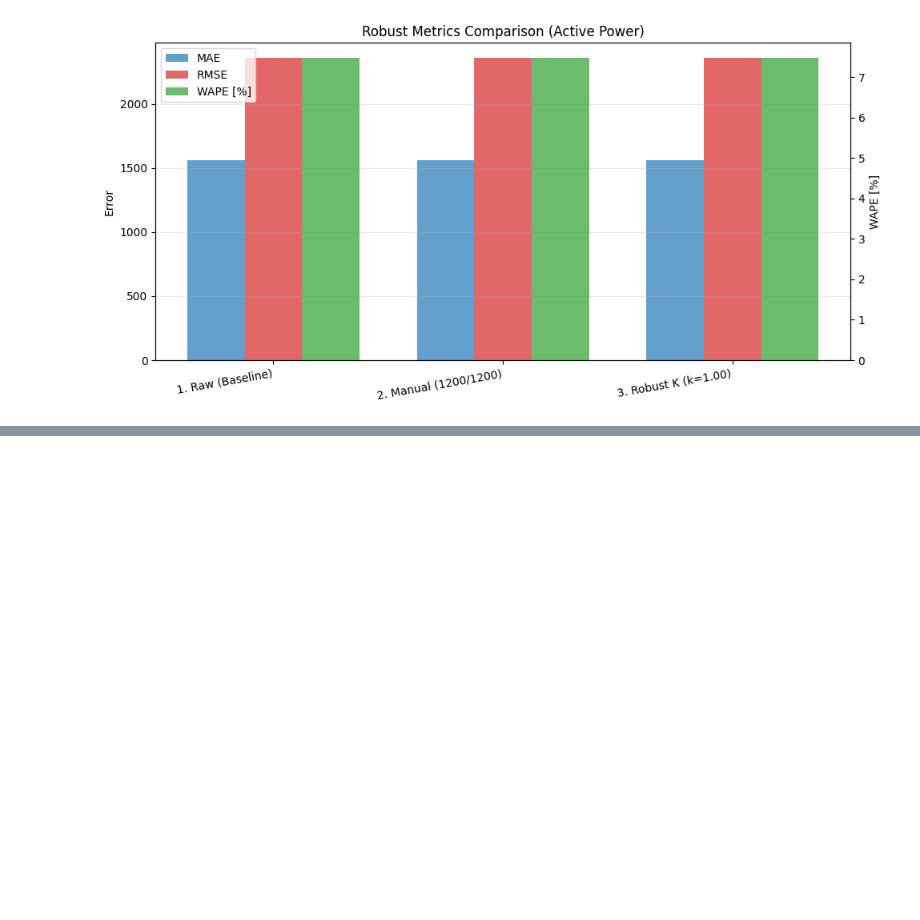
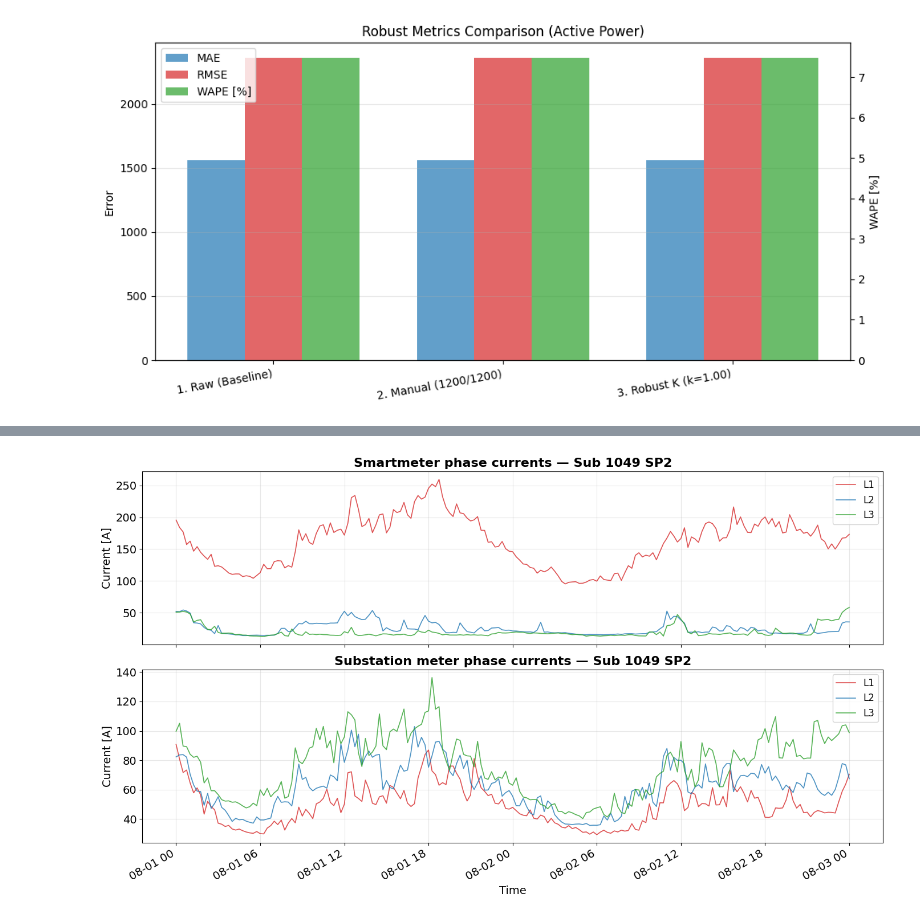
Before and after one commit to MindisBlank/Jasonaq_thesis, a Jupyter notebook: notebooks/smartmeter_vs_janitza.ipynb, the cells around one changed output, grey strips where cells are left out. Saved outputs shown, nothing was run; the diff lists cells and outputs as text; code cells hidden in the pictures; blank space fills up the shorter version.

```diff
--- a/notebooks/smartmeter_vs_janitza.ipynb
+++ b/notebooks/smartmeter_vs_janitza.ipynb
@@ -1163,7 +1167,7 @@ Fitting Robust K-Factor for Sub 1398...
 Using similar methods as in the current
 # %%
 CONFIG = {
-    "sub_id": 1457,
+    "sub_id": 1364,
     "trafo_id": "sp1",
     "start_date": "2025-08-01",
     "end_date": "2025-09-01",
@@ -1173,7 +1177,7 @@ CONFIG = {
     "min_points": 200,
     "target_tau": 0.20,
 
-    "ct_real": 1200,
+    "ct_real": 2250,
     "ct_wrong": 1200,
     "jn_measurements": ["Pa_avg", "Pb_avg", "Pc_avg"],
 }
@@ -1306,0 +1438,84 @@ plot_analysis_active_power(df_sub, k_fitted, CONFIG, df_metrics)
+# %%
+def plot_three_phase_comparison(df_merged, sub_id, trafo_id, start_date=None, end_date=None,sm_labels=None, jn_labels=None):
+    """
+    Two subplots:
+      Top:    Smartmeter phase currents (L1, L2, L3)
+      Bottom: Janitza phase currents (Ia, Ib, Ic)
+    """
+    if sm_labels is None:
+        sm_labels = {"L1": "L1", "L2": "L2", "L3": "L3"}
+    if jn_labels is None:
+        jn_labels = {"L1": "L1", "L2": "L2", "L3": "L3"}
+
+    mask = (
+        (df_merged["substation_id"] == sub_id)
+        & (df_merged["transformer"] == str(trafo_id).strip().lower())
+    )
+    df = df_merged.loc[mask].copy().sort_values("ts")
+
+    if df.empty:
+        raise ValueError(f"No data for Sub {sub_id} {trafo_id}")
+
+    df["ts"] = pd.to_datetime(df["ts"])
+    if start_date:
+        df = df[df["ts"] >= pd.Timestamp(start_date)]
+    if end_date:
+        df = df[df["ts"] <= pd.Timestamp(end_date)]
+
+    # --- Detect smartmeter phase columns ---
+    sm_candidates = {
+        "L1": ["I_a", "LPQ_Current_L1_AVG", "I_L1", "current_l1"],
+        "L2": ["I_b", "LPQ_Current_L2_AVG", "I_L2", "current_l2"],
+        "L3": ["I_c", "LPQ_Current_L3_AVG", "I_L3", "current_l3"],
+    }
+    sm_cols = {}
+    for phase, candidates in sm_candidates.items():
+        for c in candidates:
+            if c in df.columns:
+                sm_cols[phase] = c
+                break
+    if len(sm_cols) < 3:
+        raise KeyError(f"Could not find 3 SM phase columns. Found: {sm_cols}. Columns: {sorted(df.columns)}")
+
+    jn_cols = {"L1": "Ia_avg", "L2": "Ib_avg", "L3": "Ic_avg"}
+
+    colors = {"L1": "tab:red", "L2": "tab:blue", "L3": "tab:green"}
+
+    fig, (ax1, ax2) = plt.subplots(2, 1, figsize=(14, 8), sharex=True)
+
+    # --- Smartmeter ---
+    for phase, col in sm_cols.items():
+        ax1.plot(df["ts"], df[col], label=sm_labels[phase],
+                 color=colors[phase], alpha=0.8, lw=1.2)
+    ax1.set_ylabel("Current [A]",fontsize =14)
+    ax1.set_title(f"Smartmeter phase currents — Sub {sub_id} SP2", fontweight="bold",fontsize=16)
+    ax1.tick_params(axis='both', labelsize=14)
+    ax1.legend(loc="upper right",fontsize =12)
+    ax1.grid(True, alpha=0.3)
+
+    # --- Janitza ---
+    for phase, col in jn_cols.items():
+        ax2.plot(df["ts"], df[col], label=jn_labels[phase],
+                 color=colors[phase], alpha=0.8, lw=1.2,)
+    ax2.set_ylabel("Current [A]",fontsize =14)
+    ax2.set_xlabel("Time",fontsize =14)
+    ax2.tick_params(axis='both', labelsize=14)
+    ax2.set_title(f"Substation meter phase currents — Sub {sub_id} SP2", fontweight="bold",fontsize=16)
+    ax2.legend(loc="upper right",fontsize =12)
+    ax2.grid(True, alpha=0.3)
+
+    fig.autofmt_xdate()
+    plt.tight_layout()
+    plt.show()
+
+
+# --- Usage ---
+plot_three_phase_comparison(
+    df_merged,
+    sub_id=1049,
+    trafo_id="sp2",
+    start_date="2025-08-01",
+    end_date="2025-08-03",
+)
+# %% [output]
+[figure, added]
```
Also changed, not shown: parts of 4 cells of this notebook, 4 other files.
